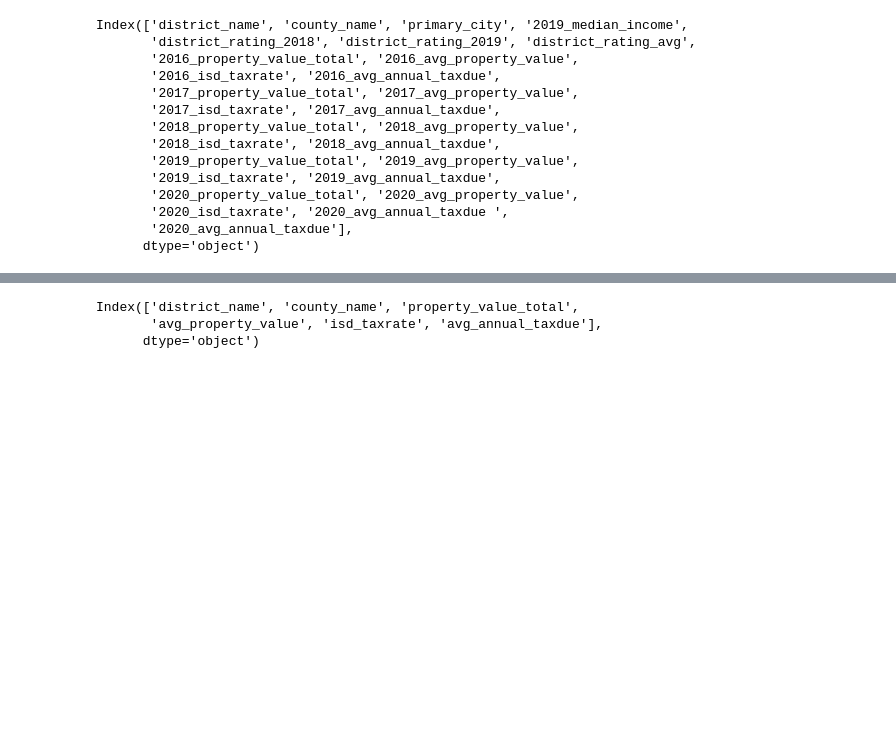
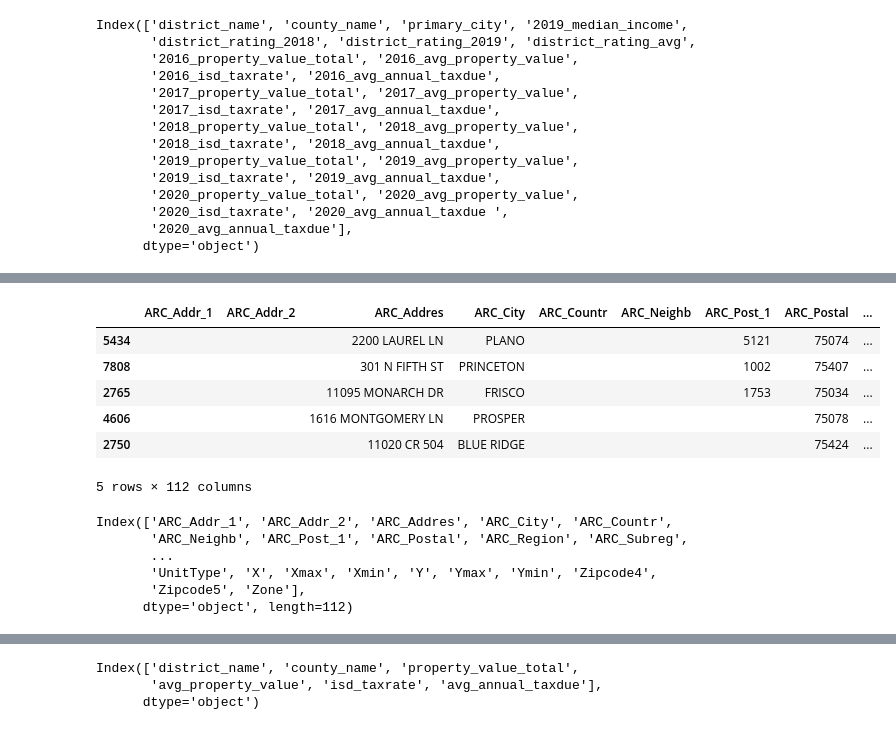
Before and after one commit to rimpi1612/DFW-Real-Estate-and-ISD-s, a Jupyter notebook: ISD_Base_House_Price_Analysis.ipynb, the cells around one changed output, grey strips where cells are left out. Saved outputs shown, nothing was run; the diff lists cells and outputs as text; code cells hidden in the pictures; blank space fills up the shorter version.

```diff
--- a/ISD_Base_House_Price_Analysis.ipynb
+++ b/ISD_Base_House_Price_Analysis.ipynb
@@ -410,0 +387,38 @@ statistics.mean(isd_2020_df['avg_annual_taxdue'])
+# %%
+#tea_url = "https://services2.arcgis.com/5MVN2jsqIrNZD4tP/arcgis/rest/services/School2020to2021/FeatureServer/0/query?where=1%3D1&outFields=Score,City,Postal,Country,DisplayX,DisplayY,Rank,Zip4,Phone,County_Nam,County_Num,Web_Addres,Performanc,Region&returnGeometry=false&outSR=4326&f=json"
+#tea_url = "https://services2.arcgis.com/5MVN2jsqIrNZD4tP/arcgis/rest/services/School2020to2021/FeatureServer/0/query?where=1%3D1&outFields=*&outSR=4326&f=json"
+tea_url ="https://opendata.arcgis.com/datasets/059432fd0dcb4a208974c235e837c94f_0.geojson"
+# %%
+def get_tea_data(url):
+    headers = {"User-Agent": "Mozilla/5.0 (Windows NT 10.0; Win64; x64) AppleWebKit/537.36 (KHTML, like Gecko) Chrome/90.0.4430.93 Safari/537.36"}
+    response = requests.get(url,headers=headers)
+    return response.json()['features']
+# %%
+tea_data = get_tea_data(tea_url)
+
+tea_list = []
+for data in tea_data:
+    tea_list.append(data['properties'])
+df_tea = pd.DataFrame.from_dict(tea_list)
+df_tea_filtered = df_tea.loc[(df_tea['County_Nam'] == 'COLLIN COUNTY') | (df_tea['County_Nam'] == 'DALLAS COUNTY') | (df_tea['County_Nam'] == 'DENTON COUNTY') | (df_tea['County_Nam'] == 'TARRANT COUNTY')]
+df_tea_filtered = df_tea_filtered.sort_values('County_Nam')
+df_tea_filtered.dropna()
+df_tea_filtered.head()
+#tea_data
+# %% [output]
+|  | ARC_Addr_1 | ARC_Addr_2 | ARC_Addres | ARC_City | ARC_Countr | ARC_Neighb | ARC_Post_1 | ARC_Postal | ... |
+| 5434 |  |  | 2200 LAUREL LN | PLANO |  |  | 5121 | 75074 | ... |
+| 7808 |  |  | 301 N FIFTH ST | PRINCETON |  |  | 1002 | 75407 | ... |
+| 2765 |  |  | 11095 MONARCH DR | FRISCO |  |  | 1753 | 75034 | ... |
+| 4606 |  |  | 1616 MONTGOMERY LN | PROSPER |  |  |  | 75078 | ... |
+| 2750 |  |  | 11020 CR 504 | BLUE RIDGE |  |  |  | 75424 | ... |
+5 rows × 112 columns
+# %%
+df_tea_filtered.columns
+# %% [output]
+Index(['ARC_Addr_1', 'ARC_Addr_2', 'ARC_Addres', 'ARC_City', 'ARC_Countr',
+       'ARC_Neighb', 'ARC_Post_1', 'ARC_Postal', 'ARC_Region', 'ARC_Subreg',
+       ...
+       'UnitType', 'X', 'Xmax', 'Xmin', 'Y', 'Ymax', 'Ymin', 'Zipcode4',
+       'Zipcode5', 'Zone'],
+      dtype='object', length=112)
```
Also changed, not shown: parts of 28 cells of this notebook.
